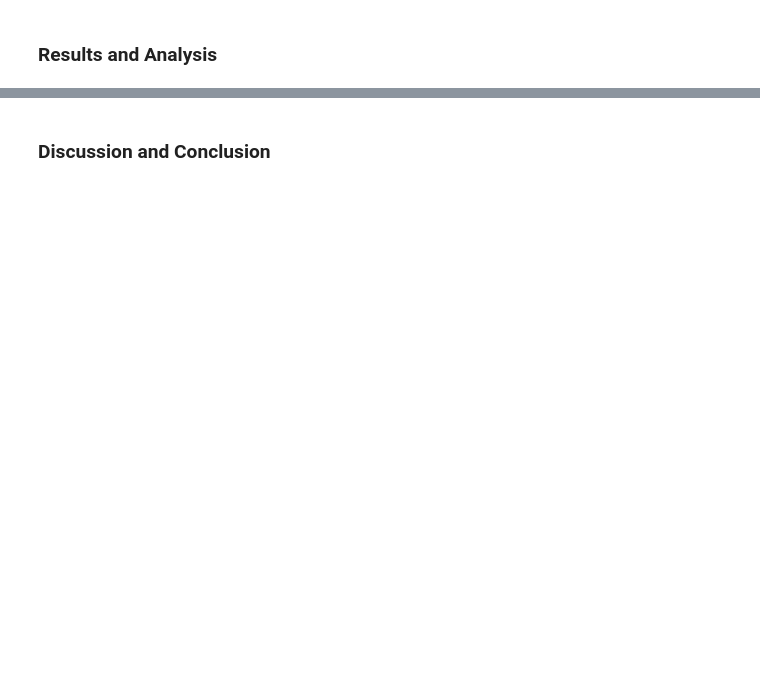
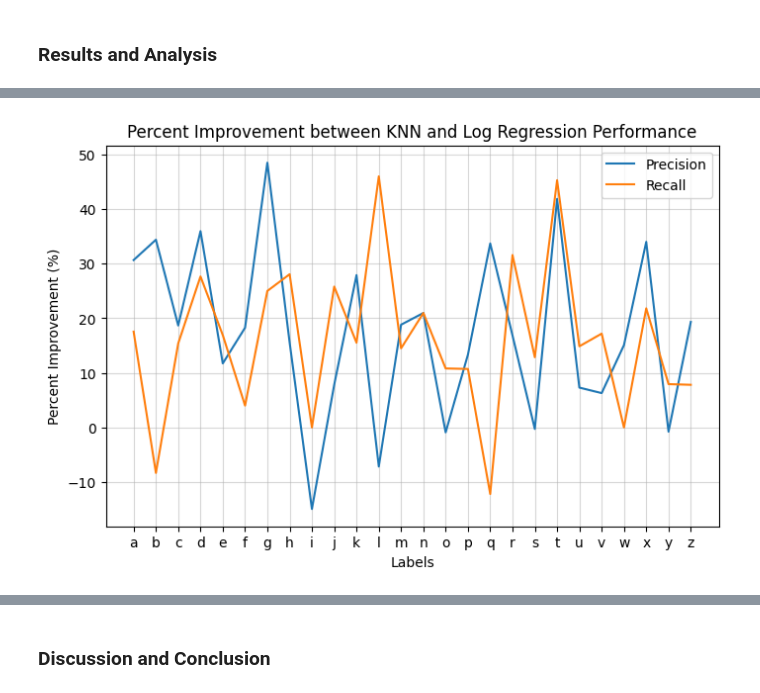
Before and after one commit to cameronwood7/EMNIST_Supervised, a Jupyter notebook: FinalProject.ipynb, the cells around one changed output, grey strips where cells are left out. Saved outputs shown, nothing was run; the diff lists cells and outputs as text; code cells hidden in the pictures; blank space fills up the shorter version.

```diff
--- a/FinalProject.ipynb
+++ b/FinalProject.ipynb
@@ -265,0 +369,29 @@ print(score)
+# %%
+# Calculate metrics for LogReg_Best
+
+prec_Log = precision_score(y_test, pred_Log, average=None)
+rec_Log = recall_score(y_test, pred_Log, average=None)
+acc_Log = accuracy_score(y_test, pred_Log)
+
+print("Logistic Regression Model Stats: ")
+print("Accuracy: ")
+print(acc_Log)
+print("Average Precision: ")
+print(np.mean(prec_Log))
+print("Recall: ")
+print(np.mean(rec_Log))
+
+# Calculate Metrics for KNN_Best
+
+prec_KNN = precision_score(y_test, pred_KNN, average=None)
+rec_KNN = recall_score(y_test, pred_KNN, average=None)
+acc_KNN = accuracy_score(y_test, pred_KNN)
+
+print(" ")
+print("KNN Model Stats: ")
+print("Accuracy: ")
+print(acc_KNN)
+print("Precision: ")
+print(np.mean(prec_KNN))
+print("Recall: ")
+print(np.mean(rec_KNN))
@@ -265,0 +420,17 @@ print(score)
+# %%
+# First we can take the difference between the precision and recall matricies
+diff_precision = (prec_KNN - prec_Log)/prec_KNN
+diff_recall = (rec_KNN - rec_Log)/rec_KNN
+
+# Now we can create our heat maps
+ax = plt
+ax.figure(figsize=(8,5))
+ax.plot(alphabet, diff_precision*100, label="Precision")
+ax.plot(alphabet, diff_recall*100, label="Recall")
+ax.xlabel('Labels')
+ax.ylabel('Percent Improvement (%)')
+ax.legend()
+ax.title('Percent Improvement between KNN and Log Regression Performance')
+ax.grid(True, alpha=0.5)
+# %% [output]
+[figure, added]
```
Also changed, not shown: parts of 30 cells of this notebook.
